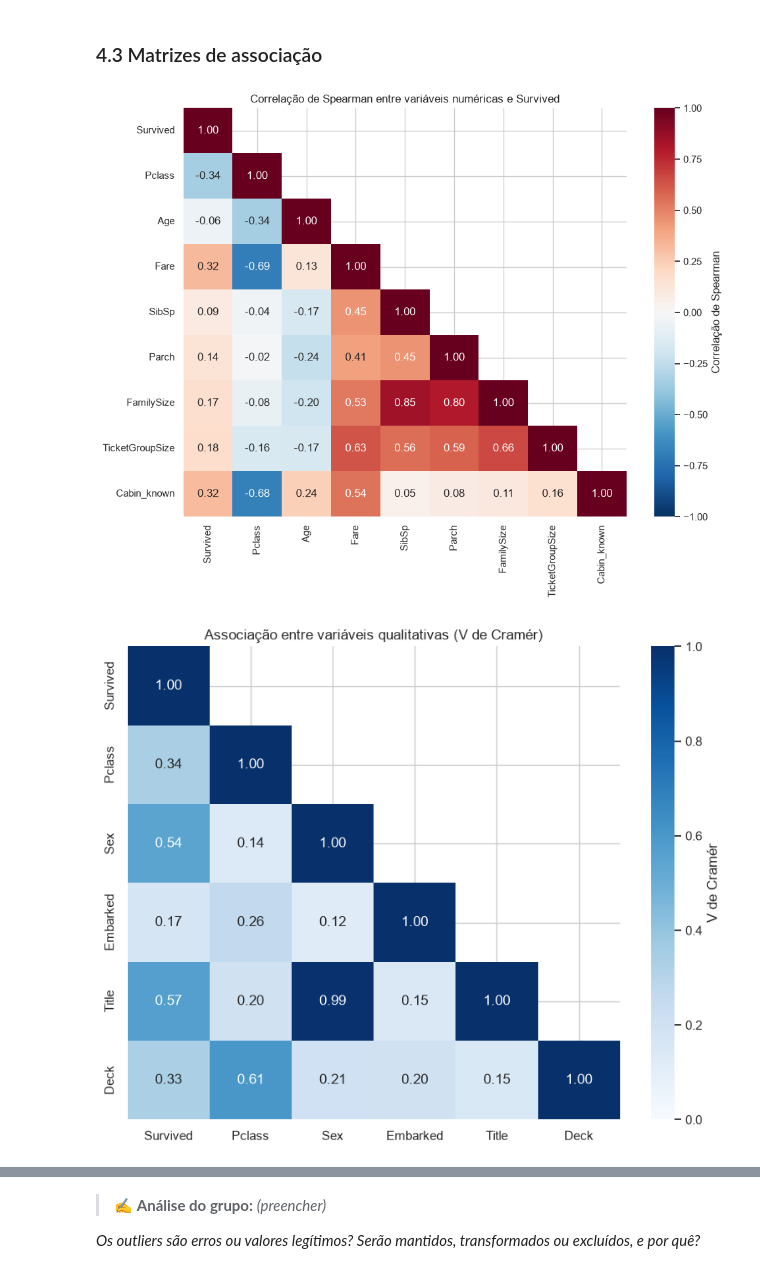
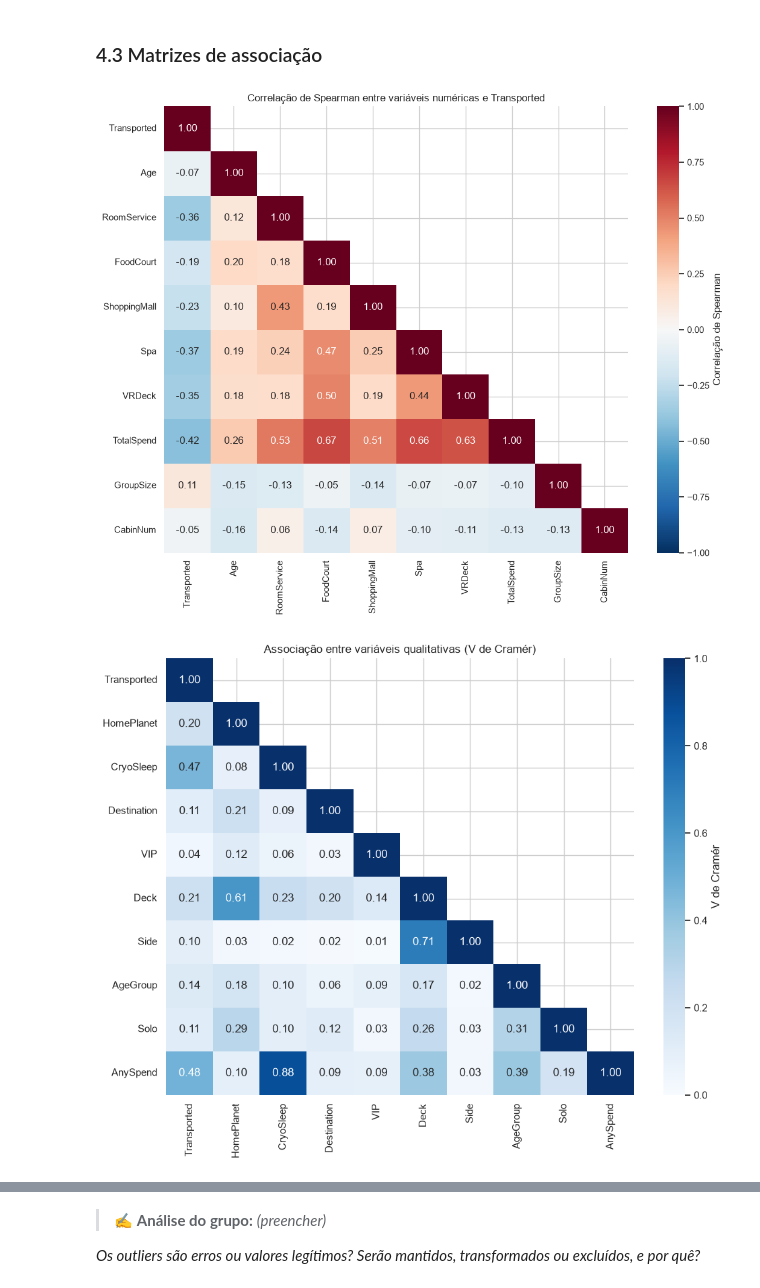
Before and after one commit to Pedro0602/projeto-avd, a Jupyter notebook: src/parte_especifica/eda.ipynb, the cells around one changed output, grey strips where cells are left out. Saved outputs shown, nothing was run; the diff lists cells and outputs as text; code cells hidden in the pictures.

```diff
--- a/src/parte_especifica/eda.ipynb
+++ b/src/parte_especifica/eda.ipynb
@@ -311,10 +260,11 @@ O resultado é salvo em `data/parte_especifica/titanic_tratado.csv`, que é o ar
 # %%
-METODO_AGE = "mediana_titulo"   # o grupo deve confirmar ou trocar e justificar no relatório
-EMBARKED = "moda"               # "moda" ou "desconhecido"
+METODO_AGE = "mediana_planeta"   # o grupo deve confirmar ou trocar e justificar no relatório
+CATEGORICAS = "desconhecido"     # "desconhecido" ou "moda"
+REGRAS = True                    # aplica as deduções lógicas antes da imputação
 
-tratado = dd.tratar(bruto, METODO_AGE, EMBARKED)
+tratado = dd.tratar(bruto, METODO_AGE, CATEGORICAS, REGRAS)
 tratado.to_csv(dd.CAMINHO_TRATADO, index=False)
-print("Faltantes após tratamento:")
-print(tratado[["Age", "Embarked", "Deck"]].isna().sum().to_string())
-print(f"\nLinhas: {len(tratado)} (nenhuma removida)")
+print("Faltantes após tratamento (Age, gastos, categóricas):",
+      int(tratado[["Age", *GASTOS, "HomePlanet", "CryoSleep", "Destination", "VIP"]].isna().sum().sum()))
+print(f"Linhas: {len(tratado)} (nenhuma removida)")
 # %% [output]
@@ -498,36 +437,34 @@ plt.show()
 # %% [markdown]
 ### 4.3 Matrizes de associação
 # %%
-# [IA] Claude – correlação (Spearman) entre quantitativas e o alvo
-num = ["Survived", "Pclass", "Age", "Fare", "SibSp", "Parch", "FamilySize", "TicketGroupSize", "Cabin_known"]
+# [IA] Claude – correlação de Spearman
+num = ["Transported", "Age", *GASTOS, "TotalSpend", "GroupSize", "CabinNum"]
 corr = tratado[num].corr(method="spearman")
-mascara = np.triu(np.ones_like(corr, dtype=bool), k=1)
-fig, ax = plt.subplots(figsize=(10, 8))
-sns.heatmap(corr, mask=mascara, annot=True, fmt=".2f", cmap="RdBu_r", vmin=-1, vmax=1,
-            cbar_kws={"label": "Correlação de Spearman"}, ax=ax)
-ax.set_title("Correlação de Spearman entre variáveis numéricas e Survived")
+fig, ax = plt.subplots(figsize=(11, 9))
+sns.heatmap(corr, mask=np.triu(np.ones_like(corr, dtype=bool), k=1), annot=True, fmt=".2f", cmap="RdBu_r",
+            vmin=-1, vmax=1, cbar_kws={"label": "Correlação de Spearman"}, ax=ax)
+ax.set_title("Correlação de Spearman entre variáveis numéricas e Transported")
 fig.tight_layout()
 salvar(fig, "corr_spearman.png")
 plt.show()
 # %% [output]
-[figure, old version]
+[figure, new version]
 # %%
 # [IA] Claude – V de Cramér entre qualitativas
-qualis = ["Survived", "Pclass", "Sex", "Embarked", "Title", "Deck"]
+qualis = ["Transported", "HomePlanet", "CryoSleep", "Destination", "VIP", "Deck", "Side", "AgeGroup", "Solo", "AnySpend"]
 v = pd.DataFrame(index=qualis, columns=qualis, dtype=float)
 for a in qualis:
     for b in qualis:
         v.loc[a, b] = dd.cramers_v(tratado[a], tratado[b])
-mascara = np.triu(np.ones_like(v, dtype=bool), k=1)
-fig, ax = plt.subplots(figsize=(8, 6.5))
-sns.heatmap(v, mask=mascara, annot=True, fmt=".2f", cmap="Blues", vmin=0, vmax=1,
+fig, ax = plt.subplots(figsize=(10, 8))
+sns.heatmap(v, mask=np.triu(np.ones_like(v, dtype=bool), k=1), annot=True, fmt=".2f", cmap="Blues", vmin=0, vmax=1,
             cbar_kws={"label": "V de Cramér"}, ax=ax)
 ax.set_title("Associação entre variáveis qualitativas (V de Cramér)")
 fig.tight_layout()
 salvar(fig, "cramers_v.png")
 plt.show()
 # %% [output]
-[figure, old version]
+[figure, new version]
 # %% [markdown]
 > ✍️ **Análise do grupo:** _(preencher)_
 
```
Also changed, not shown: parts of 50 cells of this notebook.
